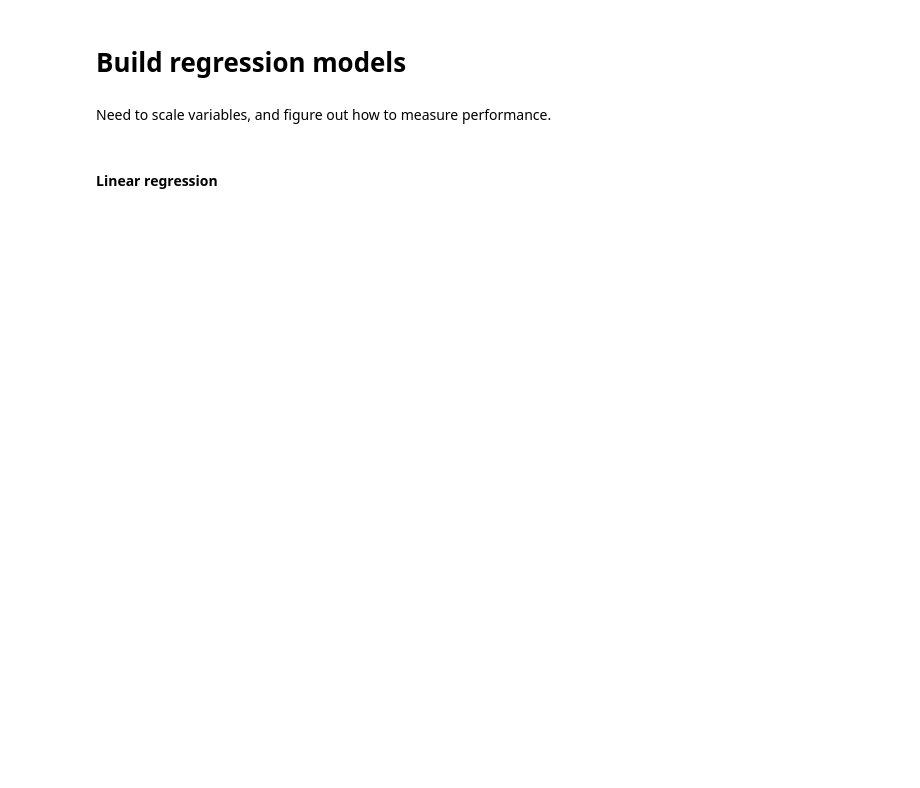
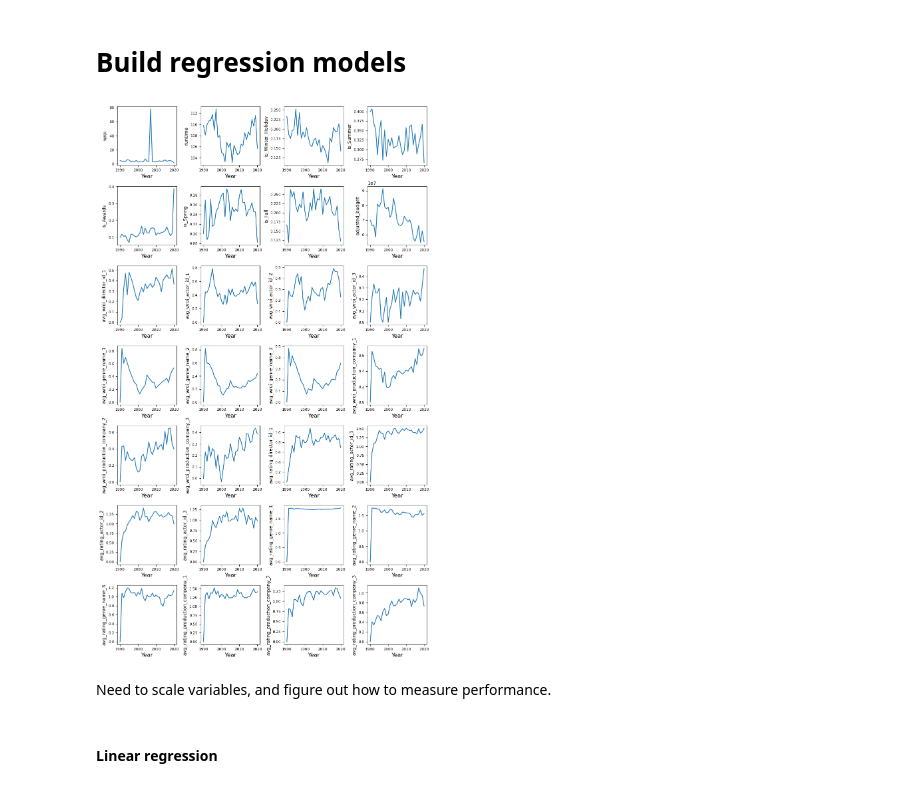
Before and after one commit to Divyantha369/spring-2025-greenlight, a Jupyter notebook: build_regression_models.ipynb, the cells around one changed output. Saved outputs shown, nothing was run; the diff lists cells and outputs as text; code cells hidden in the pictures; blank space fills up the shorter version.

```diff
--- a/build_regression_models.ipynb
+++ b/build_regression_models.ipynb
@@ -32,5 +32,26 @@ predictors = ['runtime',
              ]
 outputs = ['wroi']
+# %%
+# Inspect distribution of observables
+select_vars = outputs + predictors
+
+fig, axs = plt.subplots(len(select_vars) // 4, 4, figsize=(3*4, 3*len(select_vars) // 4), sharex=False, sharey=False)
+input_data = processed_data[select_vars + ['year']].groupby(['year'], as_index = False).mean()
+
+for i, ax in enumerate(axs.flat):
+    if i < len(select_vars):
+        ax.plot(input_data['year'], input_data[select_vars[i]]);
+        ax.minorticks_off()
+        ax.yaxis.set_tick_params(labelbottom=True)
+        ax.xaxis.set_tick_params(labelbottom=True)
+        ax.tick_params(axis='both', which='major', labelsize=8)
+        ax.set_box_aspect(1)
+        ax.set_ylabel(select_vars[i], fontsize = 10)
+        ax.set_xlabel('Year', fontsize = 12)
+
+fig.subplots_adjust(wspace=.4, hspace=.35)
+# %% [output]
+[figure, added]
 # %% [markdown]
 Need to scale variables, and figure out how to measure performance.
 # %% [markdown]
```
Also changed, not shown: parts of 5 cells of this notebook, 2 other files.
